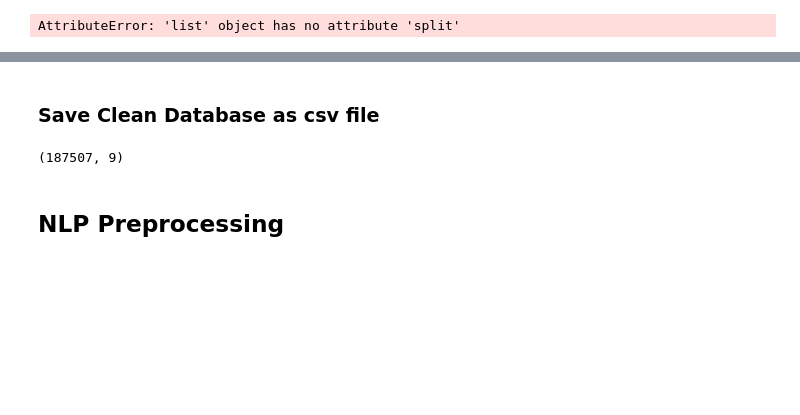
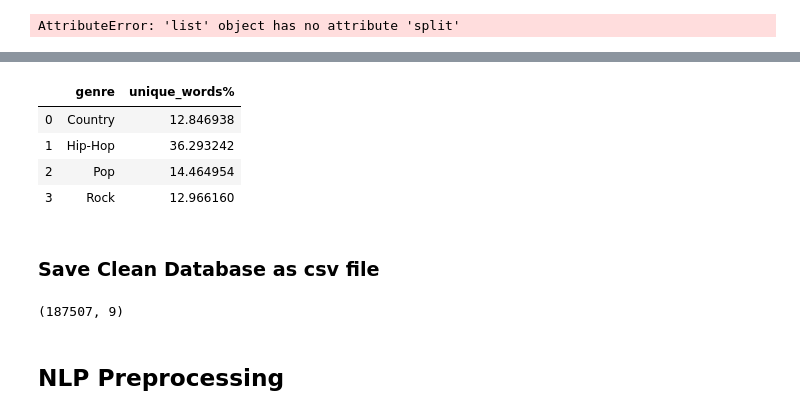
Before and after one commit to jacksonbull87/Genre-Classification-NLP, a Jupyter notebook: Genre-Classification NLP.ipynb, the cells around one changed output, grey strips where cells are left out. Cells and saved outputs as stored; diff of their text form; code cells hidden in the pictures; blank space fills up the shorter version.

```diff
--- a/Genre-Classification NLP.ipynb
+++ b/Genre-Classification NLP.ipynb
@@ -264,5 +250,13 @@ Name: unique_words%, dtype: float64
 # %%
 df1.drop(df1[df1['lyrics'].isna() == True].index, inplace=True)
+# %%
+genre_uniquewords
+# %% [output]
+|  | genre | unique_words% |
+| 0 | Country | 12.846938 |
+| 1 | Hip-Hop | 36.293242 |
+| 2 | Pop | 14.464954 |
+| 3 | Rock | 12.966160 |
 # %% [markdown]
 ### Save Clean Database as csv file
 # %%
```
Also changed, not shown: parts of 15 cells of this notebook.
